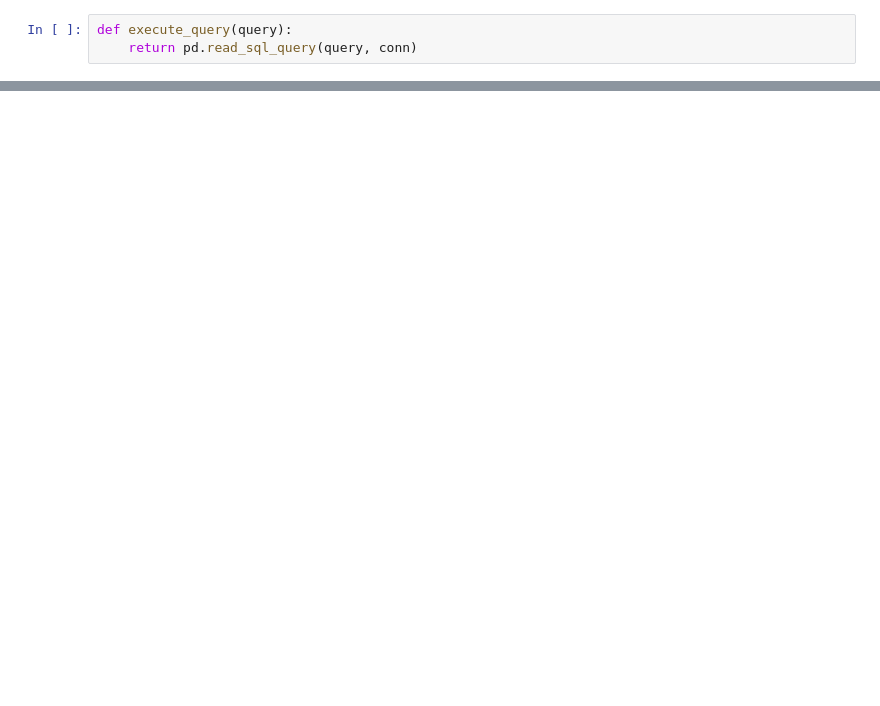
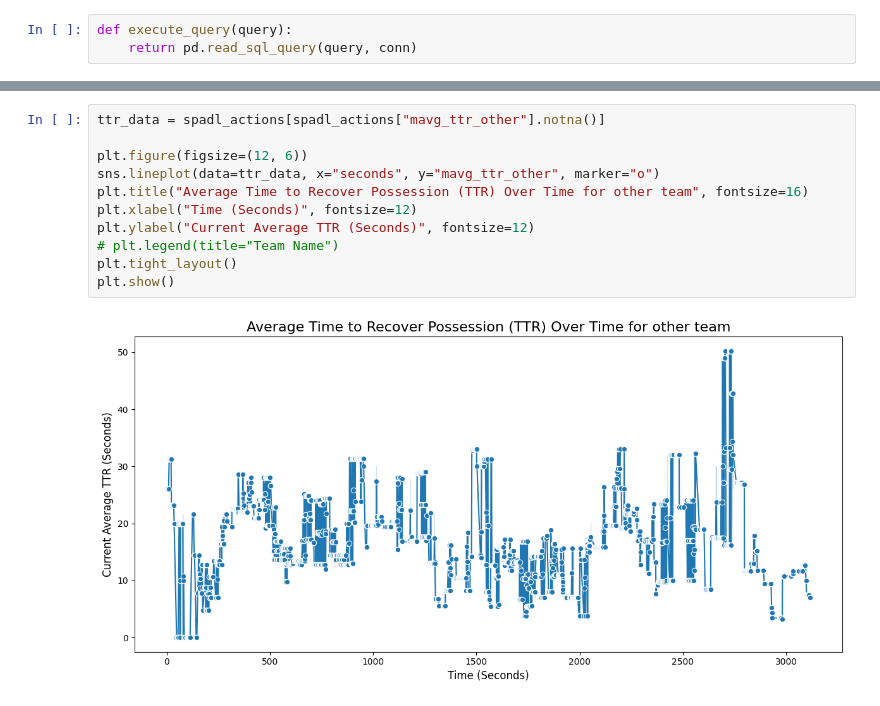
Before and after one commit to RaulBus01/soccer_analytics_projectweek, a Jupyter notebook: Knowlegde Portfolio/attacking.ipynb, the cells around one changed output, grey strips where cells are left out. Cells and saved outputs as stored; diff of their text form; blank space fills up the shorter version.

Commit message:
average_ttr plots

```diff
--- a/Knowlegde Portfolio/attacking.ipynb
+++ b/Knowlegde Portfolio/attacking.ipynb
@@ -71,0 +400,13 @@ SELECT
+# %%
+ttr_data = spadl_actions[spadl_actions["mavg_ttr_other"].notna()]
+
+plt.figure(figsize=(12, 6))
+sns.lineplot(data=ttr_data, x="seconds", y="mavg_ttr_other", marker="o")
+plt.title("Average Time to Recover Possession (TTR) Over Time for other team", fontsize=16)
+plt.xlabel("Time (Seconds)", fontsize=12)
+plt.ylabel("Current Average TTR (Seconds)", fontsize=12)
+# plt.legend(title="Team Name")
+plt.tight_layout()
+plt.show()
+# %% [output]
+[figure, added]
```
Also changed, not shown: parts of 9 cells of this notebook.
